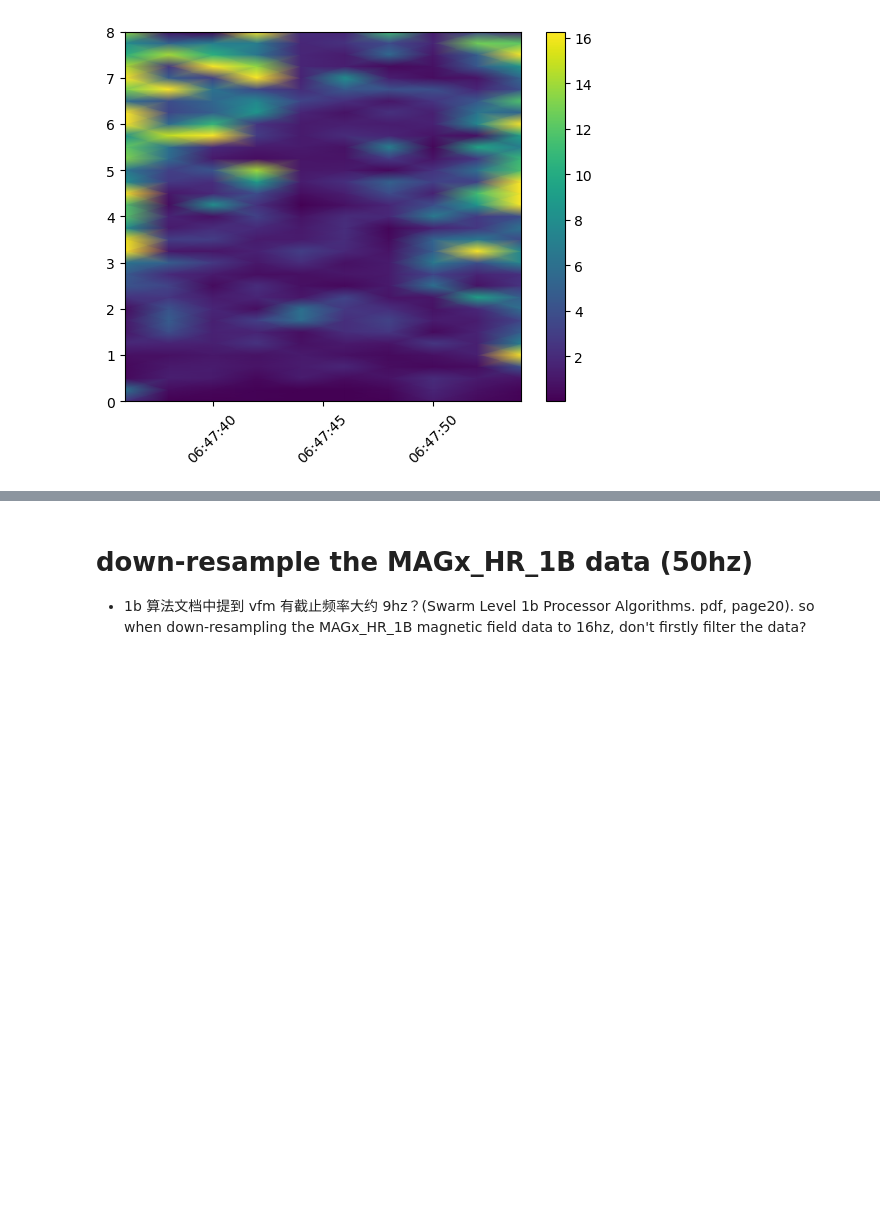
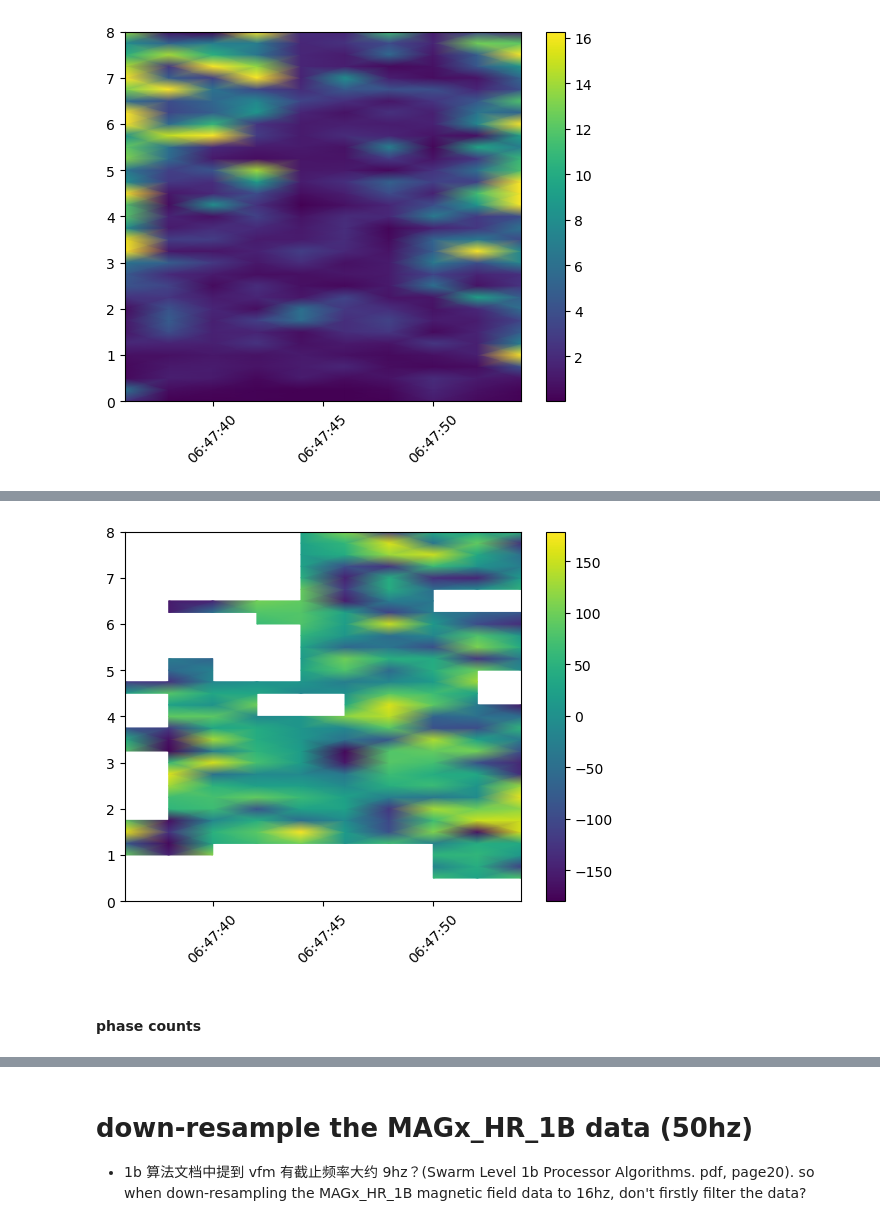
Before and after one commit to cleo24621/pyaw, a Jupyter notebook: miles2018/miles2018.ipynb, the cells around one changed output, grey strips where cells are left out. Cells and saved outputs as stored; diff of their text form; code cells hidden in the pictures; blank space fills up the shorter version.

```diff
--- a/miles2018/miles2018.ipynb
+++ b/miles2018/miles2018.ipynb
@@ -508,0 +337,5 @@ plt.show()
+# %%
+threshold = np.percentile(cross_e_b_spectral_density_module,95)  # note:: use 95% percentile not the maximum value
+set_value = np.min(cross_e_b_spectral_density_module)
+
+modified_cross_e_b_spectral_density_module = utils.threshold_and_set(cross_e_b_spectral_density_module.copy(), threshold, set_value) # Use .copy() to avoid in-place modification
@@ -508,0 +348,3 @@ plt.show()
+# %%
+normalized_modified_cross_e_b_spectral_density_module = utils.normalize_to_01(modified_cross_e_b_spectral_density_module)
+np.min(normalized_modified_cross_e_b_spectral_density_module),np.max(normalized_modified_cross_e_b_spectral_density_module),np.percentile(normalized_modified_cross_e_b_spectral_density_module,50)
@@ -546,25 +369,0 @@ np.min(modified_cross_e_b_spectral_density_module),np.max(modified_cross_e_b_spe
-# %%
-import numpy as np
-
-def normalize_to_01(data):
-  """Normalizes a NumPy array to the range [0, 1] using min-max scaling.
-
-  Args:
-    data: A 2D NumPy array.
-
-  Returns:
-    A new 2D NumPy array with normalized values in the range [0, 1].
-  """
-
-  min_val = np.min(data)  # Find the minimum value in the entire array
-  max_val = np.max(data)  # Find the maximum value in the entire array
-
-  # Handle the case where all values are equal to avoid division by zero
-  if max_val == min_val:
-    return np.zeros_like(data)  # Or handle as needed, return an array of 0's
-
-  normalized_data = (data - min_val) / (max_val - min_val)
-  return normalized_data
-
-
-normalized_modified_cross_e_b_spectral_density_module = normalize_to_01(modified_cross_e_b_spectral_density_module)
@@ -636,0 +457,11 @@ plt.show()
+# %%
+auroral_cross_e_b_spectral_density_phase_mask = cross_e_b_spectral_density_phase_mask[:,auroral_mask]
+# %%
+plt.pcolormesh(auroral_t_e_dt64,f_e,auroral_cross_e_b_spectral_density_phase_mask,shading='gouraud')
+plt.colorbar()
+plt.xticks(rotation=45)
+plt.show()
+# %% [output]
+[figure, added]
+# %% [markdown]
+#### phase counts
```
Also changed, not shown: parts of 102 cells of this notebook, 7 other files.
